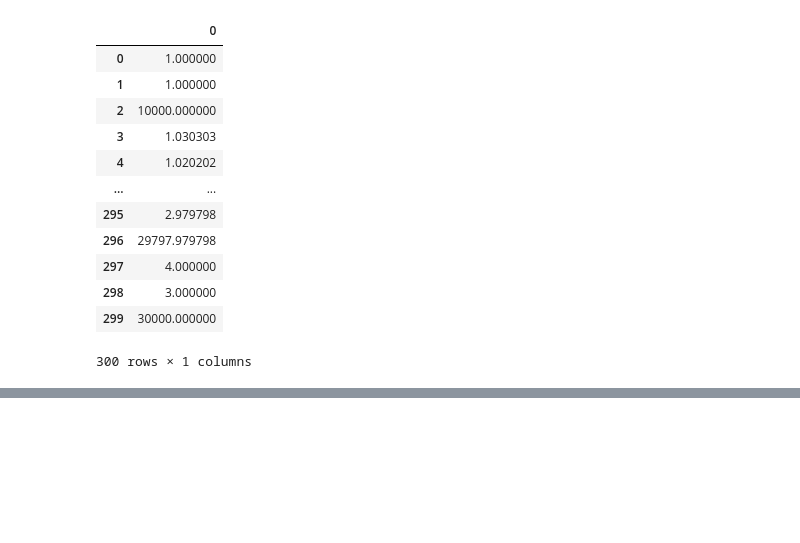
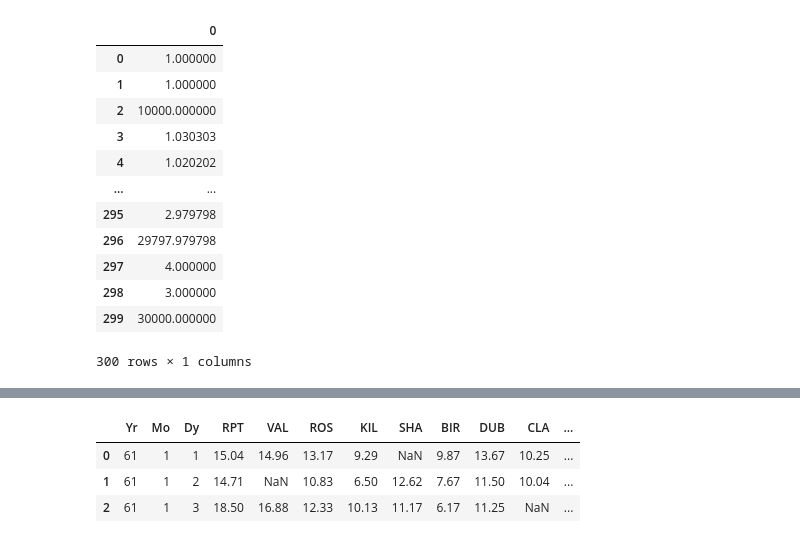
Before and after one commit to habeeb-omotunde/habeeb.omotunde.BDAT1004PS3, a Jupyter notebook: BDAT 1004 Problem Set 3.ipynb, the cells around one changed output, grey strips where cells are left out. Saved outputs shown, nothing was run; the diff lists cells and outputs as text; code cells hidden in the pictures; blank space fills up the shorter version.

```diff
--- a/BDAT 1004 Problem Set 3.ipynb
+++ b/BDAT 1004 Problem Set 3.ipynb
@@ -456,0 +466,10 @@ bigcolumn
+# %%
+# 2. Import the dataset from the attached file wind.txt
+file_path = 'wind.txt'
+data = pd.read_table(file_path, sep=' ')
+data.head()
+# %% [output]
+|  | Yr | Mo | Dy | RPT | VAL | ROS | KIL | SHA | BIR | DUB | CLA | ... |
+| 0 | 61 | 1 | 1 | 15.04 | 14.96 | 13.17 | 9.29 | NaN | 9.87 | 13.67 | 10.25 | ... |
+| 1 | 61 | 1 | 2 | 14.71 | NaN | 10.83 | 6.50 | 12.62 | 7.67 | 11.50 | 10.04 | ... |
+| 2 | 61 | 1 | 3 | 18.50 | 16.88 | 12.33 | 10.13 | 11.17 | 6.17 | 11.25 | NaN | ... |
```
Also changed, not shown: parts of 10 cells of this notebook.
